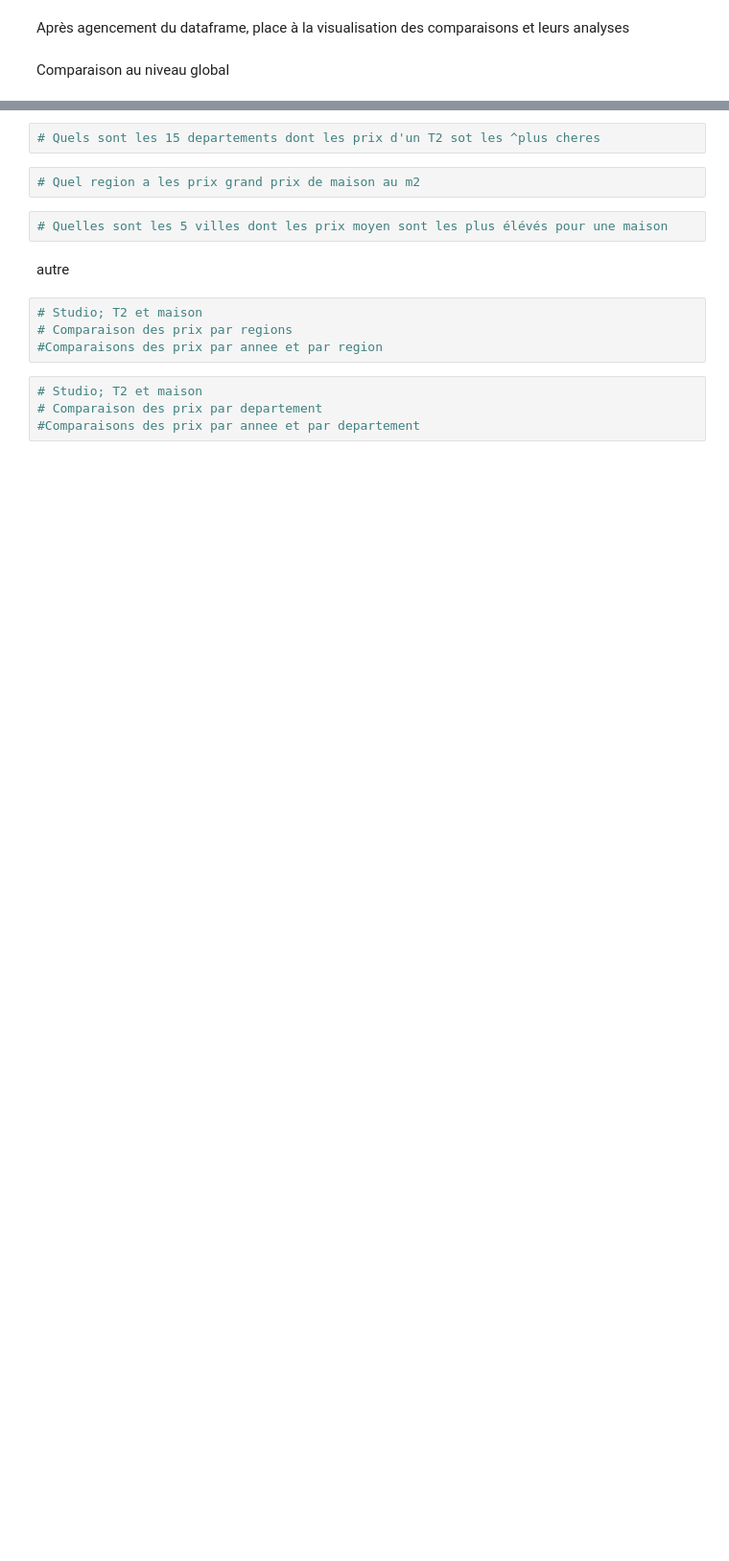
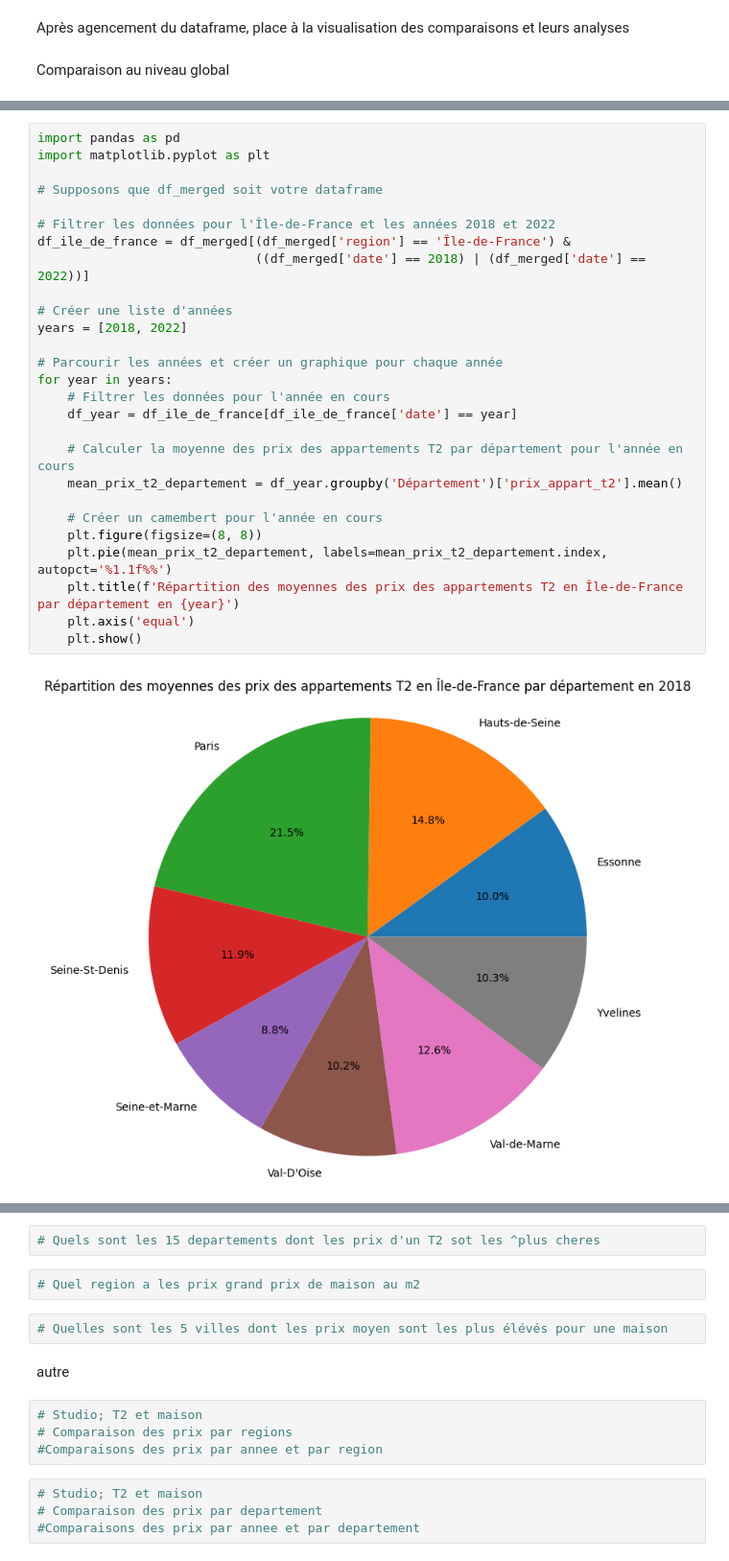
Before and after one commit to ShadrackBodje13/immobilier-france, a Jupyter notebook: analyse.ipynb, the cells around one changed output, grey strips where cells are left out. Shown: that part at 96% size. Saved outputs shown, nothing was run; the diff lists cells and outputs as text; blank space fills up the shorter version.

```diff
--- a/analyse.ipynb
+++ b/analyse.ipynb
@@ -165,0 +307,29 @@ Comparaison au niveau global
+# %%
+import pandas as pd
+import matplotlib.pyplot as plt
+
+# Supposons que df_merged soit votre dataframe
+
+# Filtrer les données pour l'Île-de-France et les années 2018 et 2022
+df_ile_de_france = df_merged[(df_merged['region'] == 'Île-de-France') &
+                             ((df_merged['date'] == 2018) | (df_merged['date'] == 2022))]
+
+# Créer une liste d'années
+years = [2018, 2022]
+
+# Parcourir les années et créer un graphique pour chaque année
+for year in years:
+    # Filtrer les données pour l'année en cours
+    df_year = df_ile_de_france[df_ile_de_france['date'] == year]
+
+    # Calculer la moyenne des prix des appartements T2 par département pour l'année en cours
+    mean_prix_t2_departement = df_year.groupby('Département')['prix_appart_t2'].mean()
+
+    # Créer un camembert pour l'année en cours
+    plt.figure(figsize=(8, 8))
+    plt.pie(mean_prix_t2_departement, labels=mean_prix_t2_departement.index, autopct='%1.1f%%')
+    plt.title(f'Répartition des moyennes des prix des appartements T2 en Île-de-France par département en {year}')
+    plt.axis('equal')
+    plt.show()
+# %% [output]
+[figure, added]
```
Also changed, not shown: parts of 11 cells of this notebook, 1 other file.
